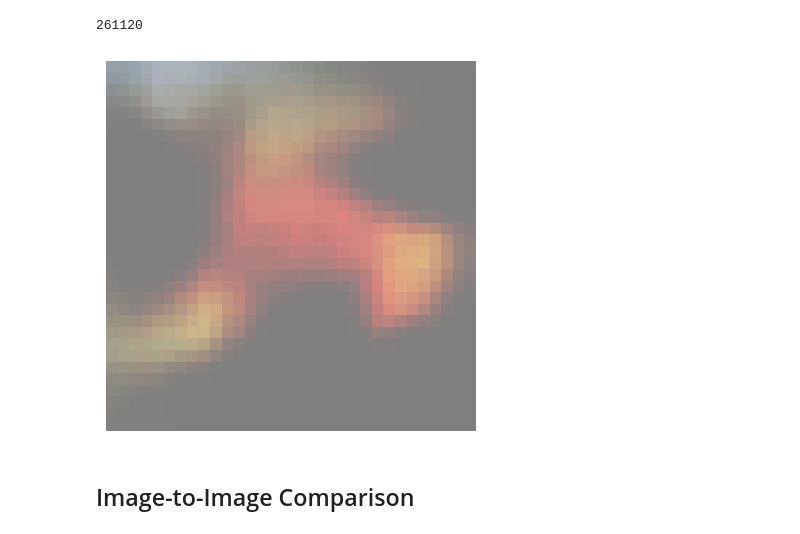
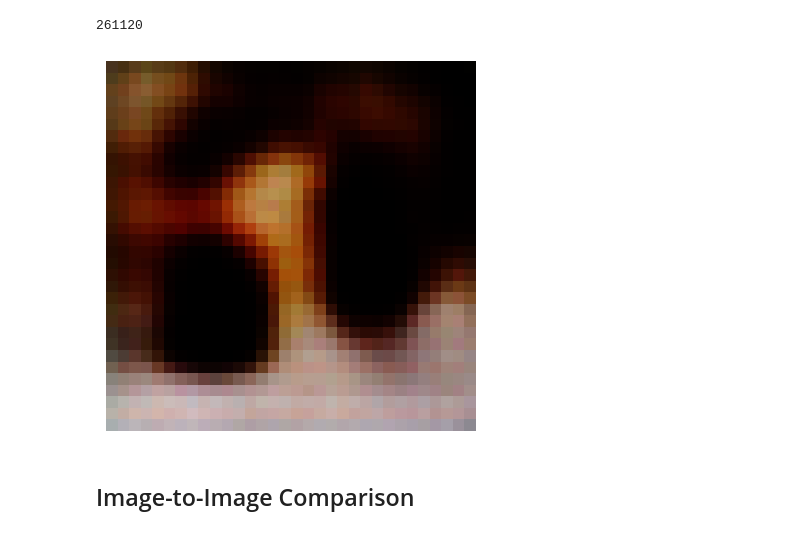
Before and after one commit to Vaitrix/VAE_autoencoder_test, a Jupyter notebook: VAE.ipynb, the cells around one changed output. Saved outputs shown, nothing was run; the diff lists cells and outputs as text; code cells hidden in the pictures.

```diff
--- a/VAE.ipynb
+++ b/VAE.ipynb
@@ -157,13 +157,16 @@ class VAE(nn.Module):
         )
         return self.decoder(z_projected).data
 
-    def encoded_image(self, stack):
-        encoded= self.encoder(stack)
+    def encoded_image(self, x):
+        encoded= self.encoder(x)
+        q_mu, q_log_var= self.q(encoded)
+        z= self.reparameterize(q_mu, q_log_var)
         z_projected = self.project(z).view(
             -1, self.kernel_no,
             self.feature_size,
             self.feature_size,
         )
+
         return self.decoder(z_projected).data
 
 
@@ -212,9 +214,9 @@ def imgshow(img):
     plt.imshow(np.transpose(img, (1,2,0)))
     plt.axis('off')
 # %%
-imgshow(synthetic_data[31]*0.5+0.5)
+imgshow(synthetic_data[47])
 # %% [output]
-[figure, old version]
+[figure, new version]
 # %% [markdown]
 ## Image-to-Image Comparison
 # %% [markdown]
```
Also changed, not shown: parts of 50 cells of this notebook.
